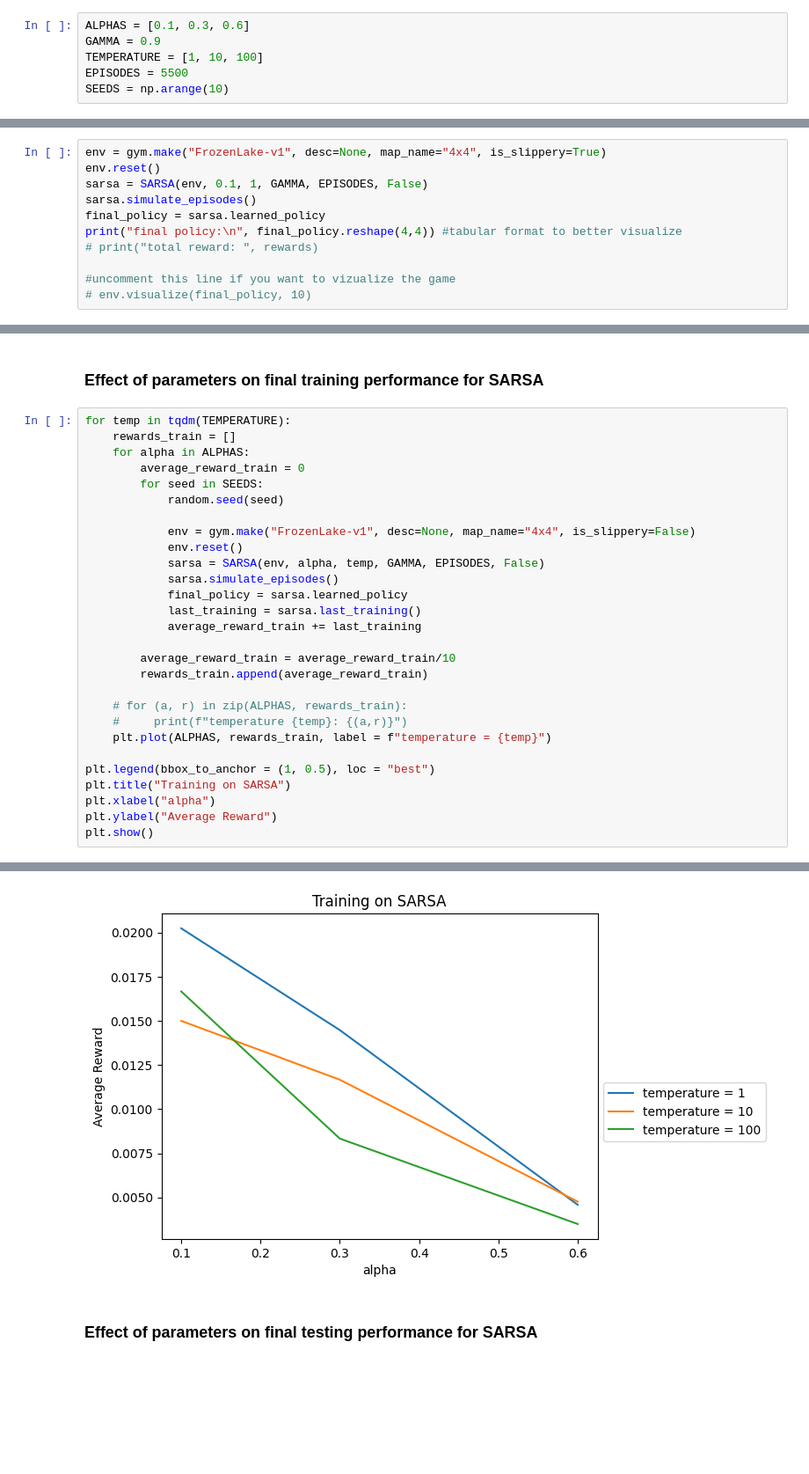
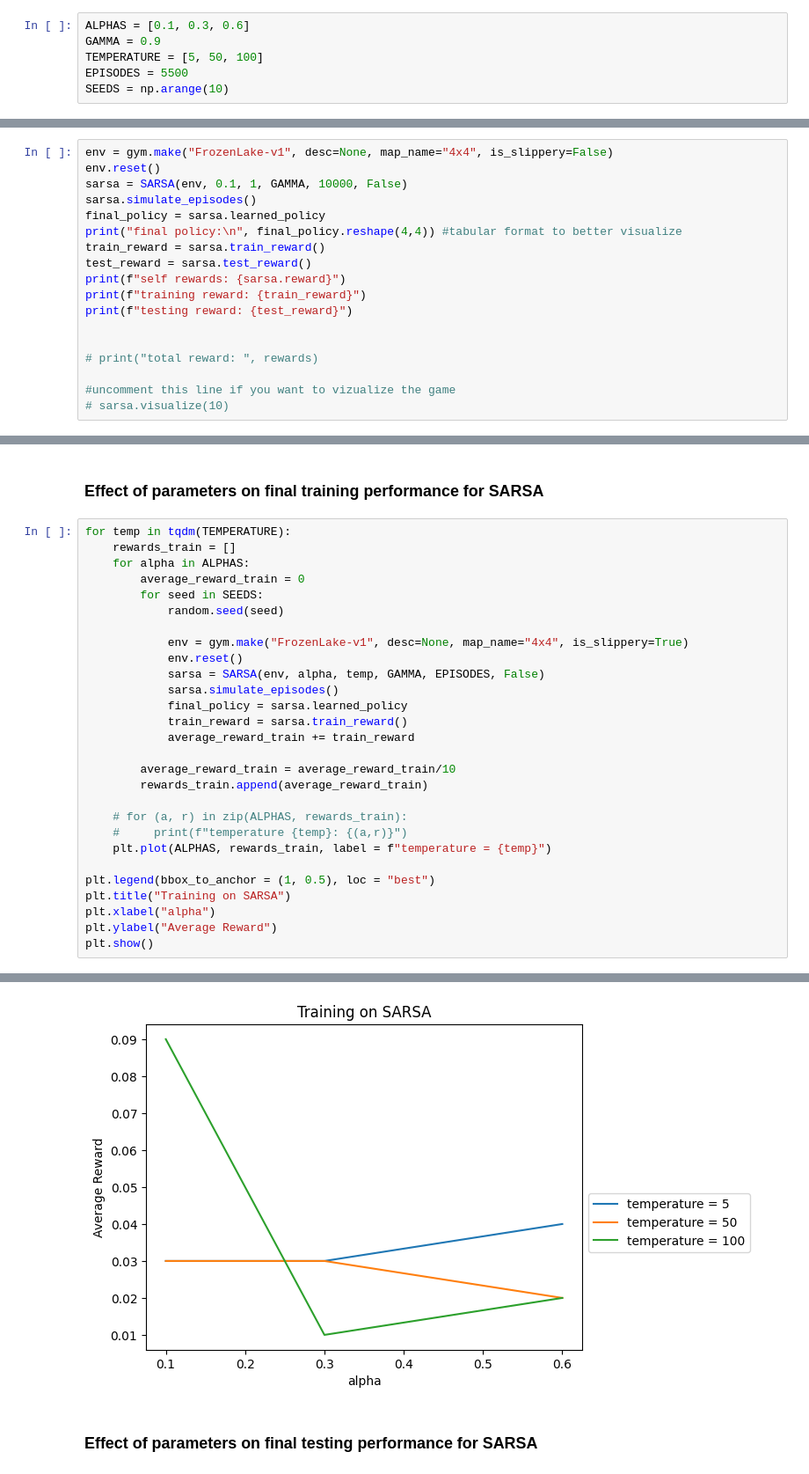
Before and after one commit to Ling01234/SARSA-Function-Approximation, a Jupyter notebook: assignment2_rl.ipynb, the cells around one changed output, grey strips where cells are left out. Shown at 88% size. Drawn from its saved outputs; the diff is of its cells as text; blank space fills up the shorter version.

Commit message:
wrong policy

```diff
--- a/assignment2_rl.ipynb
+++ b/assignment2_rl.ipynb
@@ -17,21 +17,28 @@ Here, we will set a few parameters for our environment.
 # %%
 ALPHAS = [0.1, 0.3, 0.6]
 GAMMA = 0.9
-TEMPERATURE = [1, 10, 100]
+TEMPERATURE = [5, 50, 100]
 EPISODES = 5500
 SEEDS = np.arange(10)
 # %% [markdown]
 Driver Code to test out the combination of each alpha with each temperature for SARSA.
 # %%
-env = gym.make("FrozenLake-v1", desc=None, map_name="4x4", is_slippery=True)
+env = gym.make("FrozenLake-v1", desc=None, map_name="4x4", is_slippery=False)
 env.reset()
-sarsa = SARSA(env, 0.1, 1, GAMMA, EPISODES, False)
+sarsa = SARSA(env, 0.1, 1, GAMMA, 10000, False)
 sarsa.simulate_episodes()
 final_policy = sarsa.learned_policy
 print("final policy:\n", final_policy.reshape(4,4)) #tabular format to better visualize
+train_reward = sarsa.train_reward()
+test_reward = sarsa.test_reward()
+print(f"self rewards: {sarsa.reward}")
+print(f"training reward: {train_reward}")
+print(f"testing reward: {test_reward}")
+
+
 # print("total reward: ", rewards)
 
 #uncomment this line if you want to vizualize the game
-# env.visualize(final_policy, 10)
+# sarsa.visualize(10)
 # %% [output]
 final policy:
@@ -44,36 +55,36 @@ final policy:
 # %%
 for temp in tqdm(TEMPERATURE):
     rewards_train = []
     for alpha in ALPHAS:
         average_reward_train = 0
         for seed in SEEDS:
             random.seed(seed)
 
-            env = gym.make("FrozenLake-v1", desc=None, map_name="4x4", is_slippery=False)
+            env = gym.make("FrozenLake-v1", desc=None, map_name="4x4", is_slippery=True)
             env.reset()
             sarsa = SARSA(env, alpha, temp, GAMMA, EPISODES, False)
             sarsa.simulate_episodes()
             final_policy = sarsa.learned_policy
-            last_training = sarsa.last_training()
-            average_reward_train += last_training
+            train_reward = sarsa.train_reward()
+            average_reward_train += train_reward
 
         average_reward_train = average_reward_train/10
         rewards_train.append(average_reward_train)
 
     # for (a, r) in zip(ALPHAS, rewards_train):
     #     print(f"temperature {temp}: {(a,r)}")
     plt.plot(ALPHAS, rewards_train, label = f"temperature = {temp}")
 
 plt.legend(bbox_to_anchor = (1, 0.5), loc = "best")
 plt.title("Training on SARSA")
 plt.xlabel("alpha")
 plt.ylabel("Average Reward")
 plt.show()
 # %% [output]
 since Python 3.9 and will be removed in a subsequent version. The only
 supported seed types are: None, int, float, str, bytes, and bytearray.
   random.seed(seed)
-[figure, old version]
+[figure, new version]
 # %% [markdown]
 ### Effect of parameters on final testing performance for SARSA
 # %%
```
Also changed, not shown: parts of 2 cells of this notebook, 1 other file.
